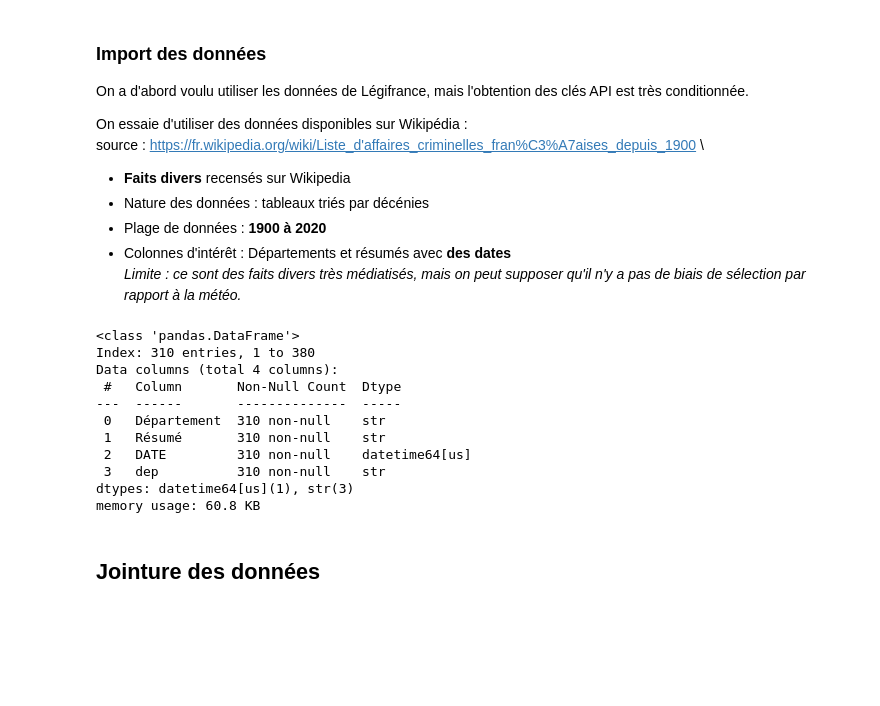
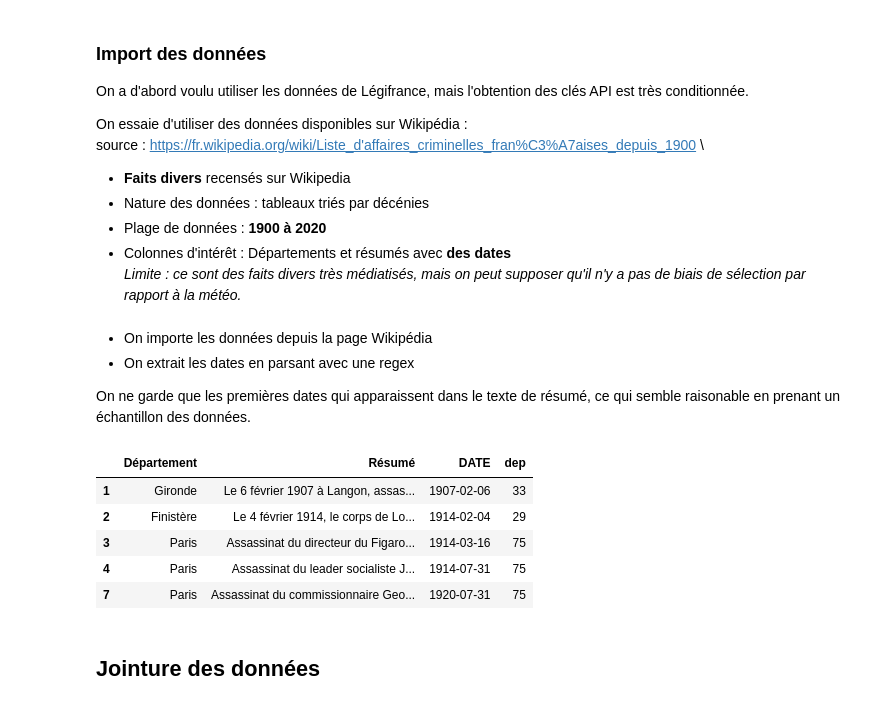
Before and after one commit to jadevalade2/projet_python_datascience_2AS1, a Jupyter notebook: rapport.ipynb, the cells around one changed output. Cells and saved outputs as stored; diff of their text form; code cells hidden in the pictures; blank space fills up the shorter version.

```diff
--- a/rapport.ipynb
+++ b/rapport.ipynb
@@ -334,5 +334,12 @@ DEPARTMENTS = {
 }
+# %% [markdown]
+- On importe les données depuis la page Wikipédia
+- On extrait les dates en parsant avec une regex
+
+On ne garde que les premières dates qui apparaissent dans le texte de résumé, ce qui semble raisonable en prenant un échantillon des données.
 # %%
+from fonctions_projet import*
+
 url = "https://fr.wikipedia.org/wiki/Liste_d'affaires_criminelles_fran%C3%A7aises_depuis_1900"
 
 req = requests.get(url, headers={"User-Agent":"School Data Science Project"})
@@ -346,45 +353,40 @@ MOIS = ["janvier", "février", "mars", "avril", "mai", "juin", "juillet",
         "août", "septembre", "octobre", "novembre", "décembre"]
 MOTIF = re.compile(r"(\d{1,2})(?:er)? (" + "|".join(MOIS) + r") (\d{4})")
 
 
 def extraire_date(texte):
     """
-    Renvoie la première date rencontrée au format JJ-MM-AAAA, Nan si pas de date dans le texte
+    Renvoie la première date rencontrée dans le string au format JJ-MM-AAAA, Nan si pas de date dans le texte
     """
     m = MOTIF.search(str(texte))
     if not m:
         return None
     jour, mois, annee = m.groups()
     return f"{int(jour):02d}-{MOIS.index(mois) + 1:02d}-{annee}"
 
 faitsDivDF = faitsDivDF[["Département(S) [ Note 2 ]", "Résumé"]]
 faitsDivDF.columns = ["Département" , "Résumé"]
 
 for i in range(len(faitsDivDF)) :
     faitsDivDF.loc[i, "date"] = extraire_date(faitsDivDF.loc[i, "Résumé"])
 
 departement_df = pd.DataFrame.from_dict(DEPARTMENTS, orient = 'index', columns=["Département"])
 departement_df = departement_df.reset_index()
 departement_df.columns = ["Numéro", "Département"]
 
 faitsDivDF = faitsDivDF.merge(departement_df, on="Département", how = "inner")
 
 faitsDivDF = faitsDivDF.dropna()
 faitsDivDF["date"] = pd.to_datetime(faitsDivDF["date"], format= f'%d-%m-%Y')
 faitsDivDF.columns = ["Département", "Résumé", "DATE", "dep"]
 faitsDivDF.head()
 # %% [output]
-<class 'pandas.DataFrame'>
-Index: 310 entries, 1 to 380
-Data columns (total 4 columns):
- #   Column       Non-Null Count  Dtype
----  ------       --------------  -----
- 0   Département  310 non-null    str
- 1   Résumé       310 non-null    str
- 2   DATE         310 non-null    datetime64[us]
- 3   dep          310 non-null    str
-dtypes: datetime64[us](1), str(3)
-memory usage: 60.8 KB
+|  | Département | Résumé | DATE | dep |
+| 1 | Gironde | Le 6 février 1907 à Langon, assas... | 1907-02-06 | 33 |
+| 2 | Finistère | Le 4 février 1914, le corps de Lo... | 1914-02-04 | 29 |
+| 3 | Paris | Assassinat du directeur du Figaro... | 1914-03-16 | 75 |
+| 4 | Paris | Assassinat du leader socialiste J... | 1914-07-31 | 75 |
+| 7 | Paris | Assassinat du commissionnaire Geo... | 1920-07-31 | 75 |
 # %% [markdown]
 ## Jointure des données
 # %% [markdown]
```
Also changed, not shown: parts of 1 cell of this notebook, 1 other file.
